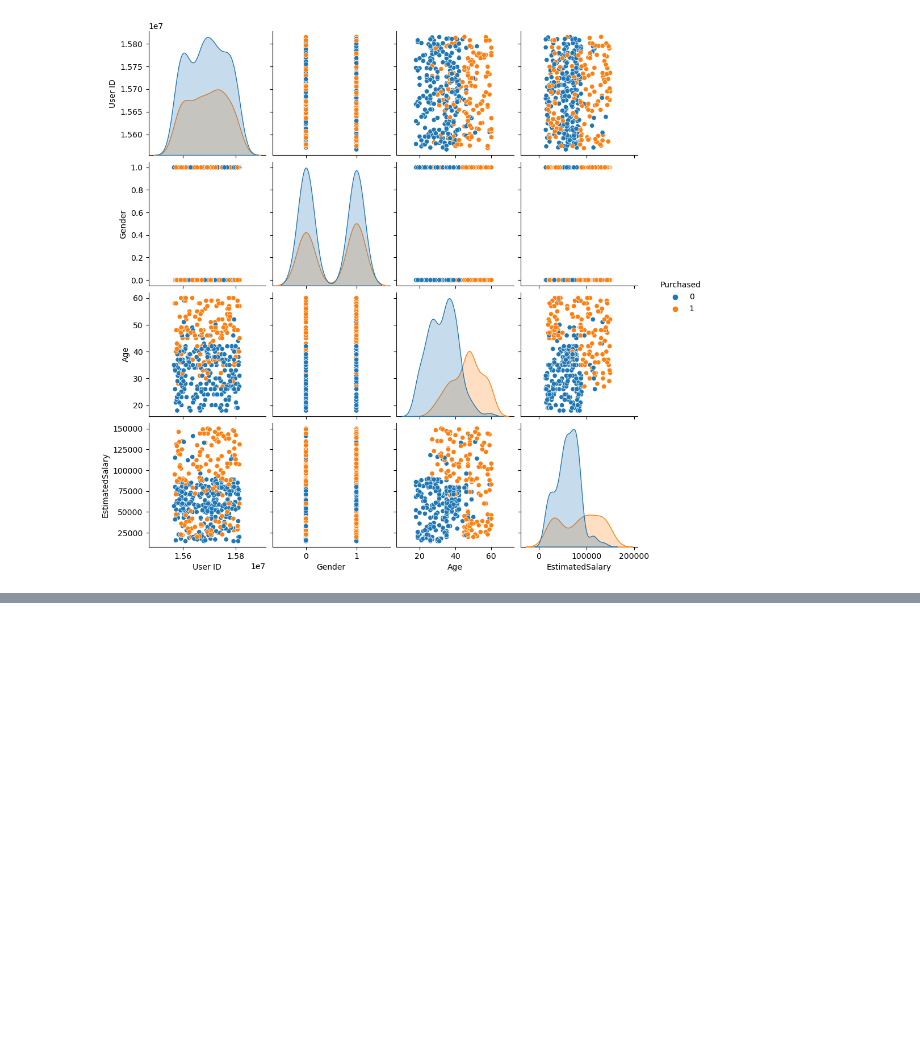
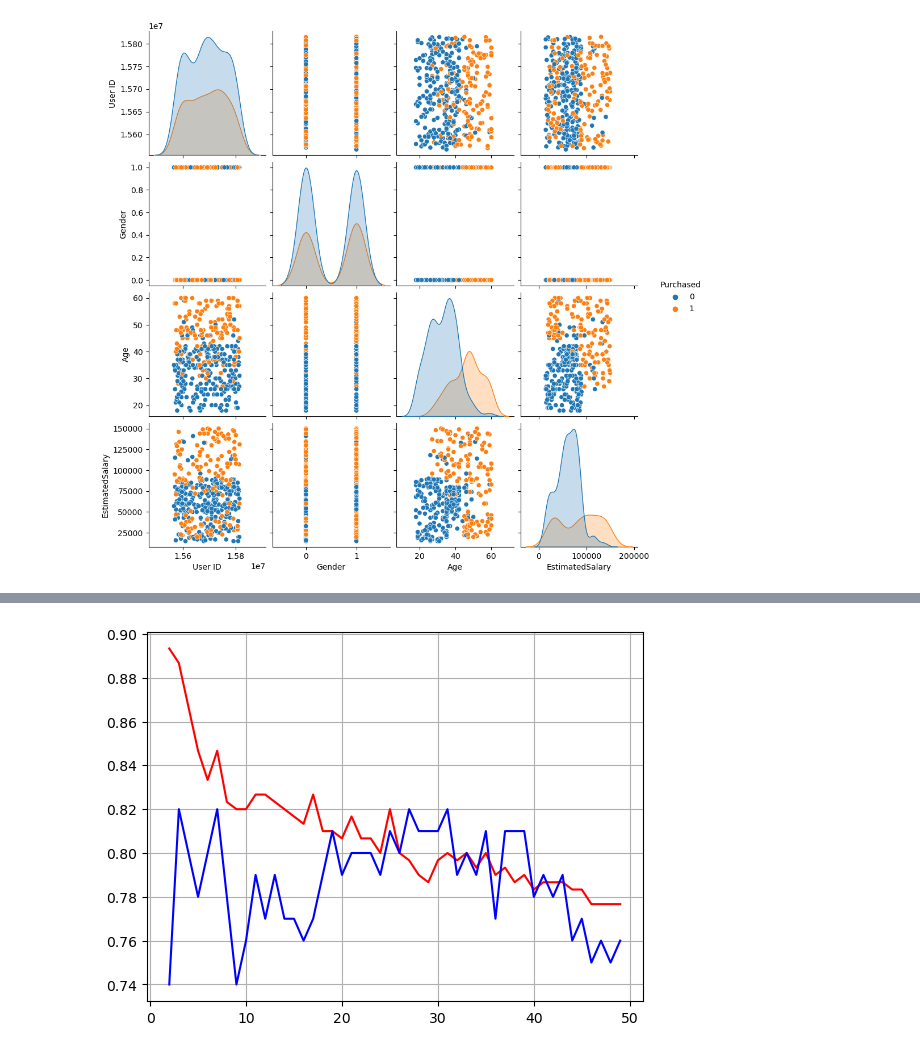
Before and after one commit to maddy9322/ML, a Jupyter notebook: ML/KNN.ipynb, the cells around one changed output, grey strips where cells are left out. Cells and saved outputs as stored; diff of their text form; code cells hidden in the pictures; blank space fills up the shorter version.

```diff
--- a/ML/KNN.ipynb
+++ b/ML/KNN.ipynb
@@ -134,0 +137,5 @@ xtrain.head()
+# %%
+from sklearn.neighbors import KNeighborsClassifier
+knn = KNeighborsClassifier(n_neighbors=5)
+knn.fit(xtrain,ytrain)
+pred=knn.predict(xtest)
@@ -134,0 +161,4 @@ xtrain.head()
+# %%
+tr=knn.score(xtrain,ytrain)
+te=knn.score(xtest,ytest)
+print(f" Training Score:{tr}\n Testing Score :{te}")
@@ -134,0 +168,7 @@ xtrain.head()
+# %%
+for i in range(2,50):
+    knn = KNeighborsClassifier(n_neighbors=i)
+    knn.fit(xtrain,ytrain)
+    tr=knn.score(xtrain,ytrain)
+    te=knn.score(xtest,ytest)
+    print(f" {i}: Training Score:{tr}\n Testing Score :{te}")
@@ -134,0 +193,18 @@ xtrain.head()
+# %%
+train=[]
+test=[]
+
+for i in range(2,50):
+    knn = KNeighborsClassifier(n_neighbors=i)
+    knn.fit(xtrain,ytrain)
+    tr=knn.score(xtrain,ytrain)
+    te=knn.score(xtest,ytest)
+#     print(f" {i}: Training Score:{tr}\n Testing Score :{te}")
+    train.append(tr)
+    test.append(te)
+# %%
+plt.plot(range(2,50),train,color="red")
+plt.plot(range(2,50),test,color="blue")
+plt.grid()
+# %% [output]
+[figure, added]
```
Also changed, not shown: parts of 8 cells of this notebook, 1 other file.
